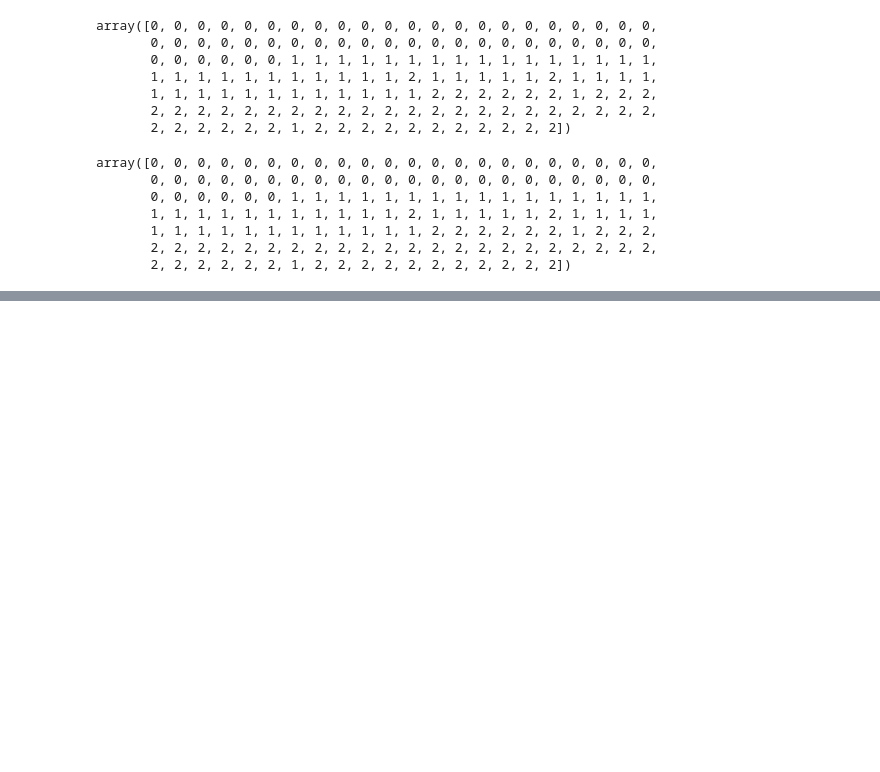
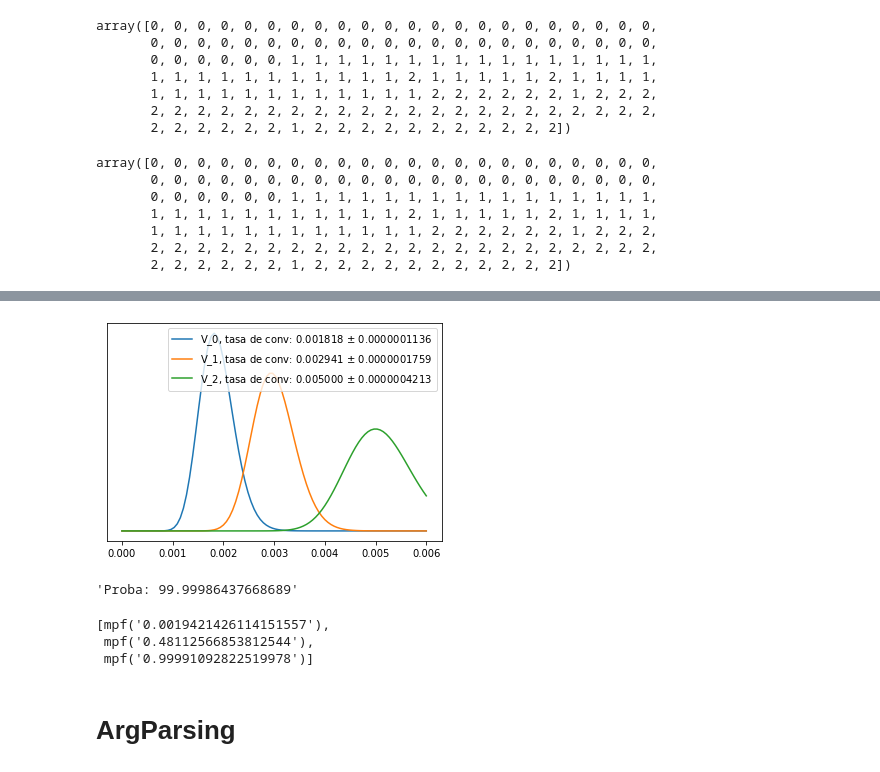
Before and after one commit to YonatanRA/clases_datamex0320, a Jupyter notebook: w7_d5 - Repaso General.ipynb, the cells around one changed output, grey strips where cells are left out. Drawn from its saved outputs; the diff is of its cells as text; code cells hidden in the pictures; blank space fills up the shorter version.

```diff
--- a/w7_d5 - Repaso General.ipynb
+++ b/w7_d5 - Repaso General.ipynb
@@ -460,0 +514,20 @@ array([0, 0, 0, 0, 0, 0, 0, 0, 0, 0, 0, 0, 0, 0, 0, 0, 0, 0, 0, 0, 0, 0,
+# %%
+impr=[16500, 17000, 12000]
+
+conv=[30, 50, 60]
+# %%
+BayesianABTest(impr, conv).plot_bayes()
+# %% [output]
+[figure, added]
+# %%
+BayesianABTest(impr, conv).stats()
+# %% [output]
+'Proba: 99.99986437668689'
+# %%
+BayesianABTest(impr, conv).what_if(0.003)
+# %% [output]
+[mpf('0.0019421426114151557'),
+ mpf('0.48112566853812544'),
+ mpf('0.99991092822519978')]
+# %% [markdown]
+# ArgParsing
```
Also changed, not shown: parts of 4 cells of this notebook.
